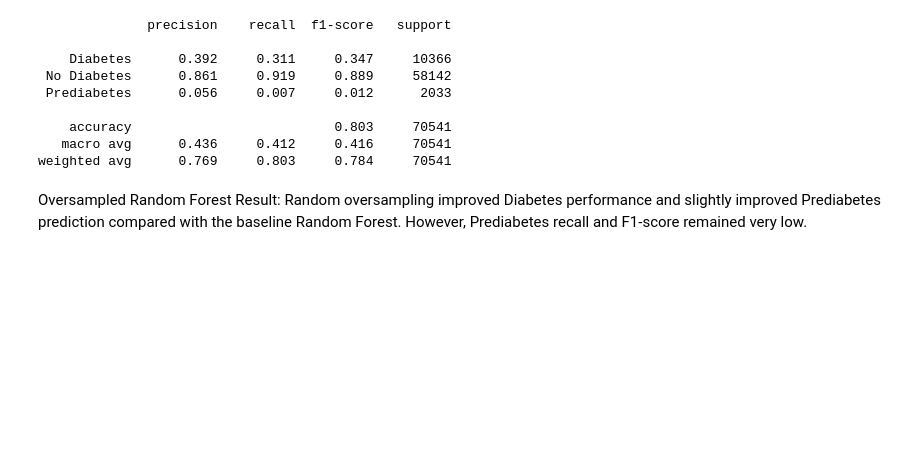
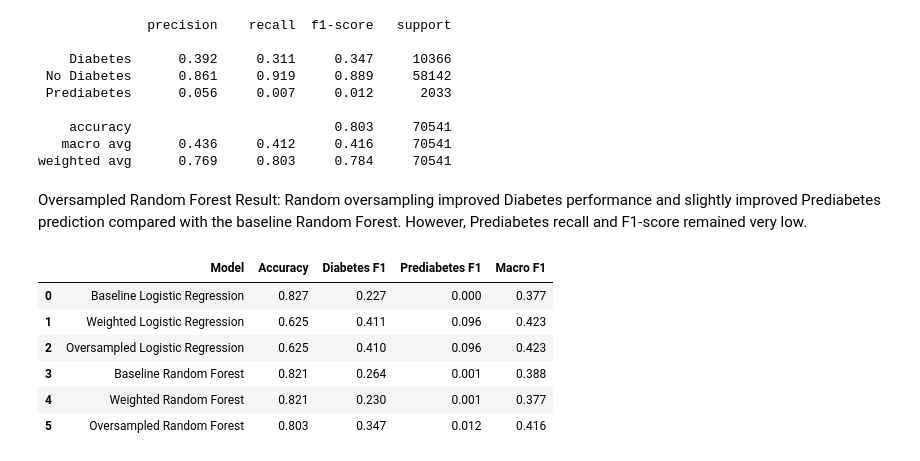
Before and after one commit to fujisoftboy2009/F26_4495_S2_LiqinS, a Jupyter notebook: Implementation/DiabetesAnalysis.ipynb, the cells around one changed output. Cells and saved outputs as stored; diff of their text form; code cells hidden in the pictures; blank space fills up the shorter version.

Commit message:
Model comparison and confusion matrix review
Compared the six current models and reviewed the weighted Logistic Regression confusion matrix for Prediabetes predictions.

```diff
--- a/Implementation/DiabetesAnalysis.ipynb
+++ b/Implementation/DiabetesAnalysis.ipynb
@@ -2054,3 +2059,29 @@ weighted avg      0.769     0.803     0.784     70541
 # %% [markdown]
 Oversampled Random Forest Result:
 Random oversampling improved Diabetes performance and slightly improved Prediabetes prediction compared with the baseline Random Forest. However, Prediabetes recall and F1-score remained very low.
+# %%
+# Compare all current models
+results_all = pd.DataFrame({
+    'Model': [
+        'Baseline Logistic Regression',
+        'Weighted Logistic Regression',
+        'Oversampled Logistic Regression',
+        'Baseline Random Forest',
+        'Weighted Random Forest',
+        'Oversampled Random Forest'
+    ],
+    'Accuracy': [0.827, 0.625, 0.625, 0.821, 0.821, 0.803],
+    'Diabetes F1': [0.227, 0.411, 0.410, 0.264, 0.230, 0.347],
+    'Prediabetes F1': [0.000, 0.096, 0.096, 0.001, 0.001, 0.012],
+    'Macro F1': [0.377, 0.423, 0.423, 0.388, 0.377, 0.416]
+})
+
+display(results_all)
+# %% [output]
+|  | Model | Accuracy | Diabetes F1 | Prediabetes F1 | Macro F1 |
+| 0 | Baseline Logistic Regression | 0.827 | 0.227 | 0.000 | 0.377 |
+| 1 | Weighted Logistic Regression | 0.625 | 0.411 | 0.096 | 0.423 |
+| 2 | Oversampled Logistic Regression | 0.625 | 0.410 | 0.096 | 0.423 |
+| 3 | Baseline Random Forest | 0.821 | 0.264 | 0.001 | 0.388 |
+| 4 | Weighted Random Forest | 0.821 | 0.230 | 0.001 | 0.377 |
+| 5 | Oversampled Random Forest | 0.803 | 0.347 | 0.012 | 0.416 |
```
Also changed, not shown: parts of 4 cells of this notebook.
